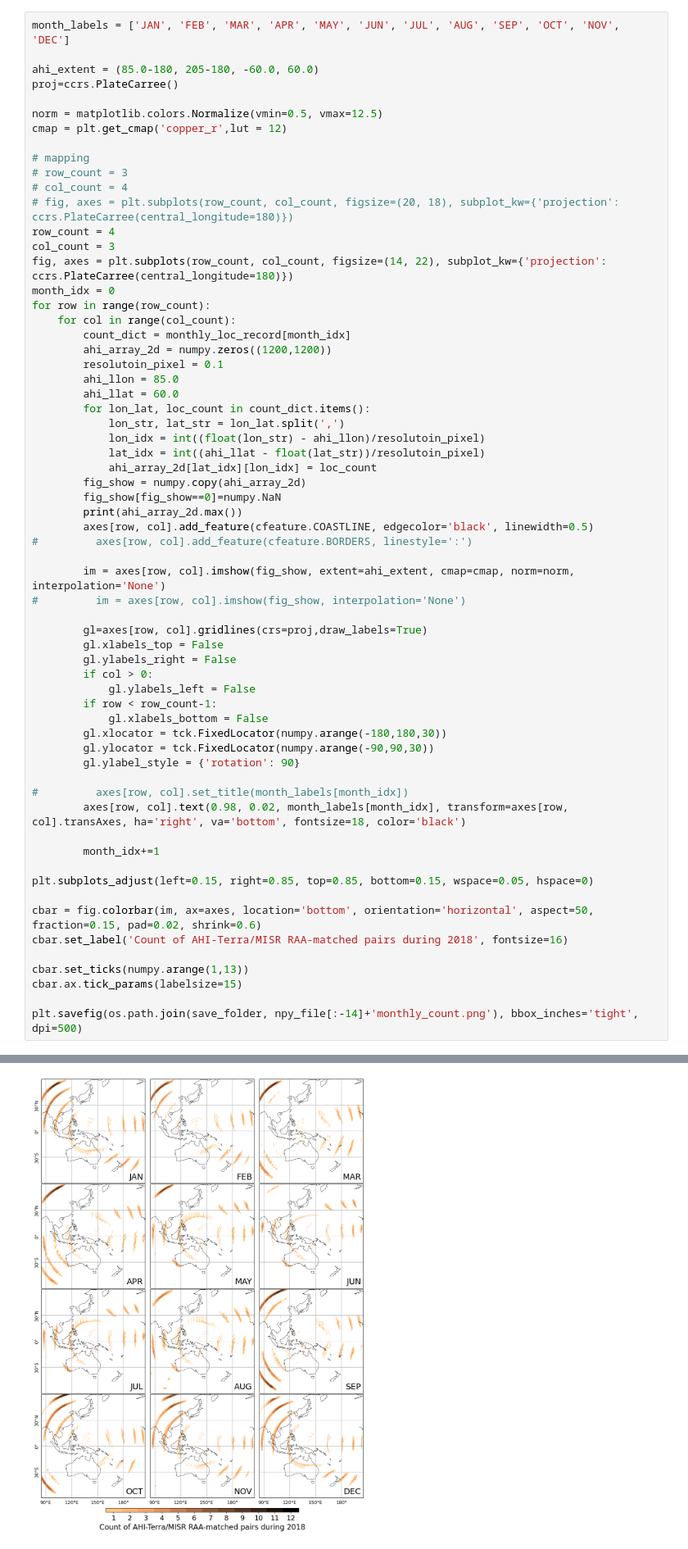
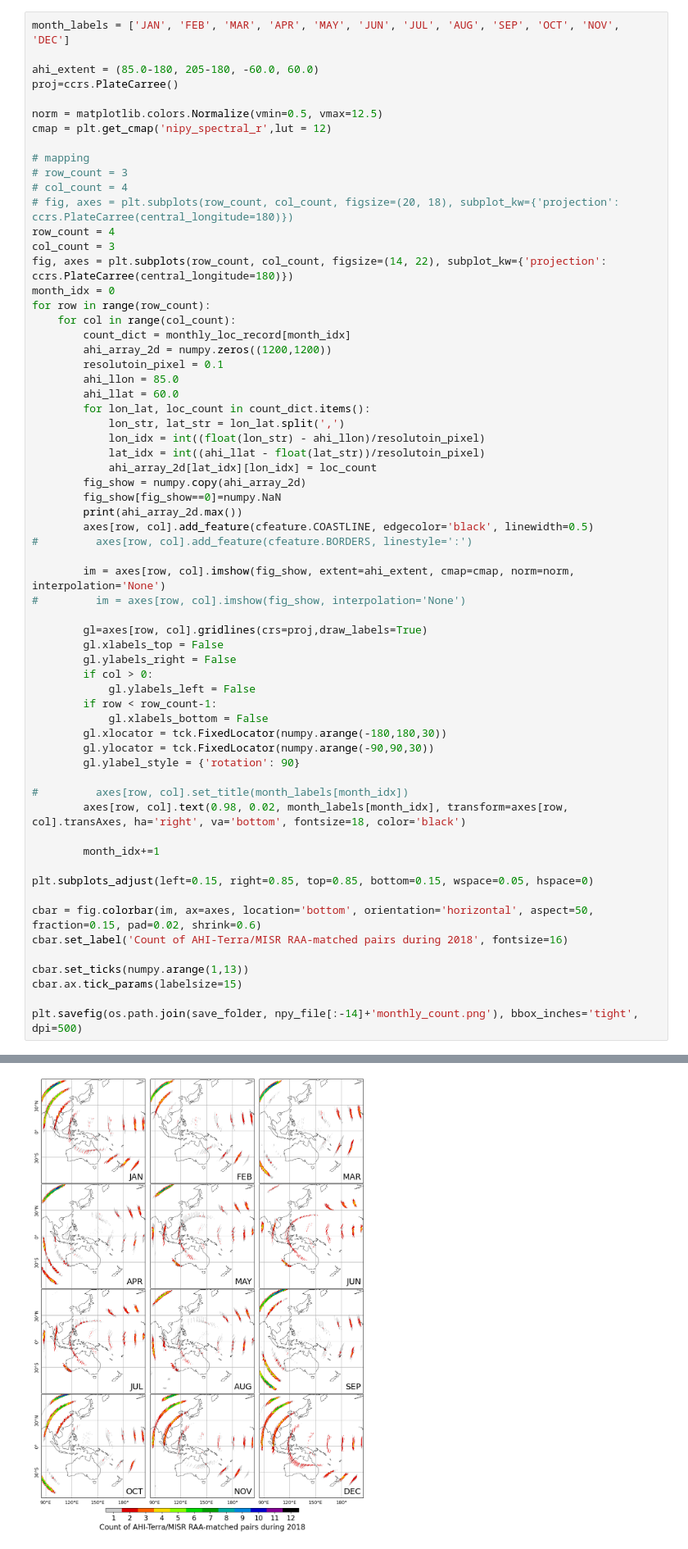
Before and after one commit to Bosh0113/MISR_AHI, a Jupyter notebook: Data_Screening/statistics/AHI-MISR/03_MISR_only_RAA_display.ipynb, the cells around one changed output, grey strips where cells are left out. Shown at 82% size. Saved outputs shown, nothing was run; the diff lists cells and outputs as text.

```diff
--- a/Data_Screening/statistics/AHI-MISR/03_MISR_only_RAA_display.ipynb
+++ b/Data_Screening/statistics/AHI-MISR/03_MISR_only_RAA_display.ipynb
@@ -74,7 +74,7 @@ ahi_extent = (85.0-180, 205-180, -60.0, 60.0)
 proj=ccrs.PlateCarree()
 
 norm = matplotlib.colors.Normalize(vmin=0.5, vmax=12.5)
-cmap = plt.get_cmap('copper_r',lut = 12)
+cmap = plt.get_cmap('nipy_spectral_r',lut = 12)
 
 # mapping
 # row_count = 3
@@ -116,31 +116,31 @@ for row in range(row_count):
         gl.ylocator = tck.FixedLocator(numpy.arange(-90,90,30))
         gl.ylabel_style = {'rotation': 90}
 
 #         axes[row, col].set_title(month_labels[month_idx])
         axes[row, col].text(0.98, 0.02, month_labels[month_idx], transform=axes[row, col].transAxes, ha='right', va='bottom', fontsize=18, color='black')
 
         month_idx+=1
 
 plt.subplots_adjust(left=0.15, right=0.85, top=0.85, bottom=0.15, wspace=0.05, hspace=0)
 
 cbar = fig.colorbar(im, ax=axes, location='bottom', orientation='horizontal', aspect=50, fraction=0.15, pad=0.02, shrink=0.6)
 cbar.set_label('Count of AHI-Terra/MISR RAA-matched pairs during 2018', fontsize=16)
 
 cbar.set_ticks(numpy.arange(1,13))
 cbar.ax.tick_params(labelsize=15)
 
 plt.savefig(os.path.join(save_folder, npy_file[:-14]+'monthly_count.png'), bbox_inches='tight', dpi=500)
 # %% [output]
 12.0
 10.0
 12.0
 12.0
 11.0
 6.0
 5.0
 7.0
 12.0
 12.0
 11.0
 9.0
-[figure, old version]
+[figure, new version]
```
Also changed, not shown: 1 other file.
